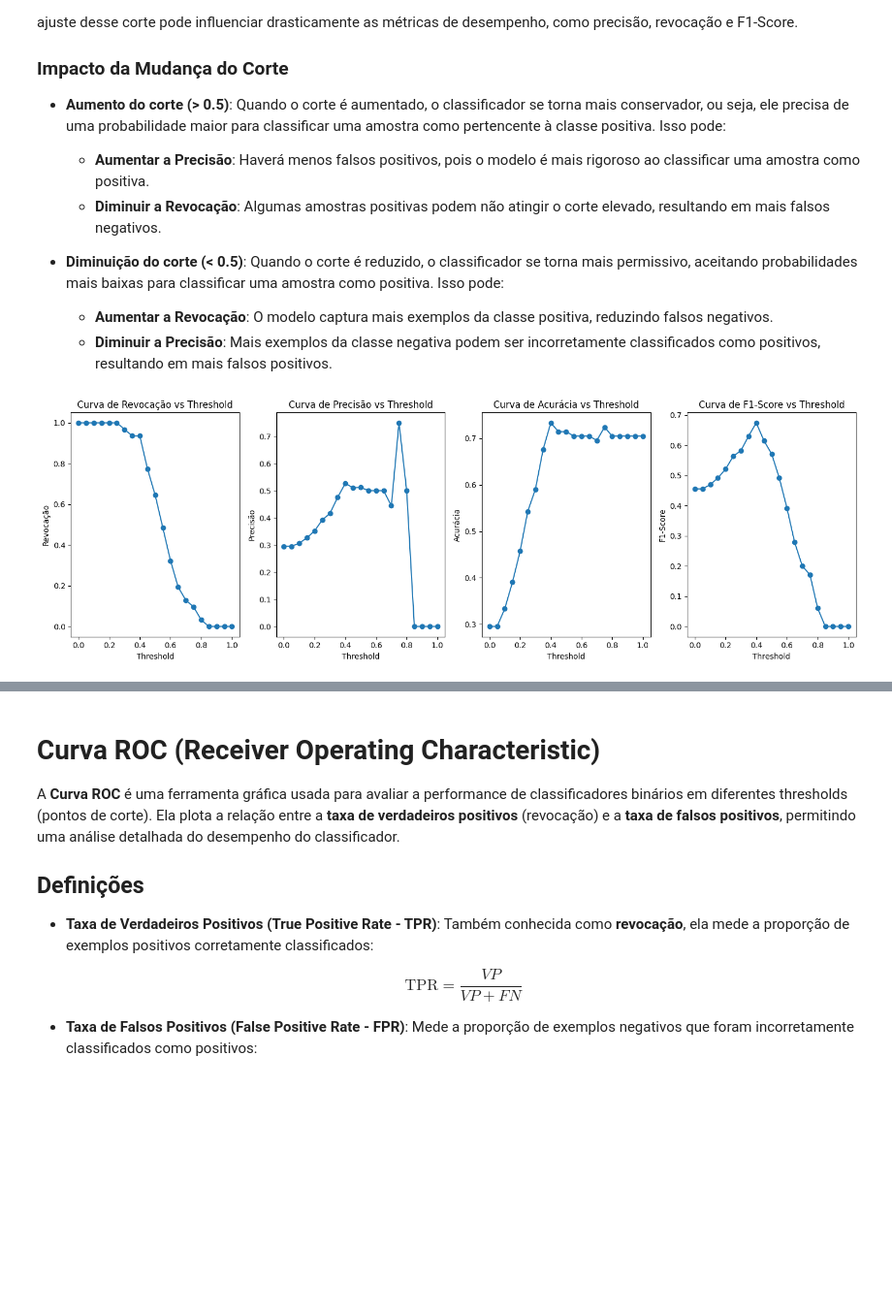
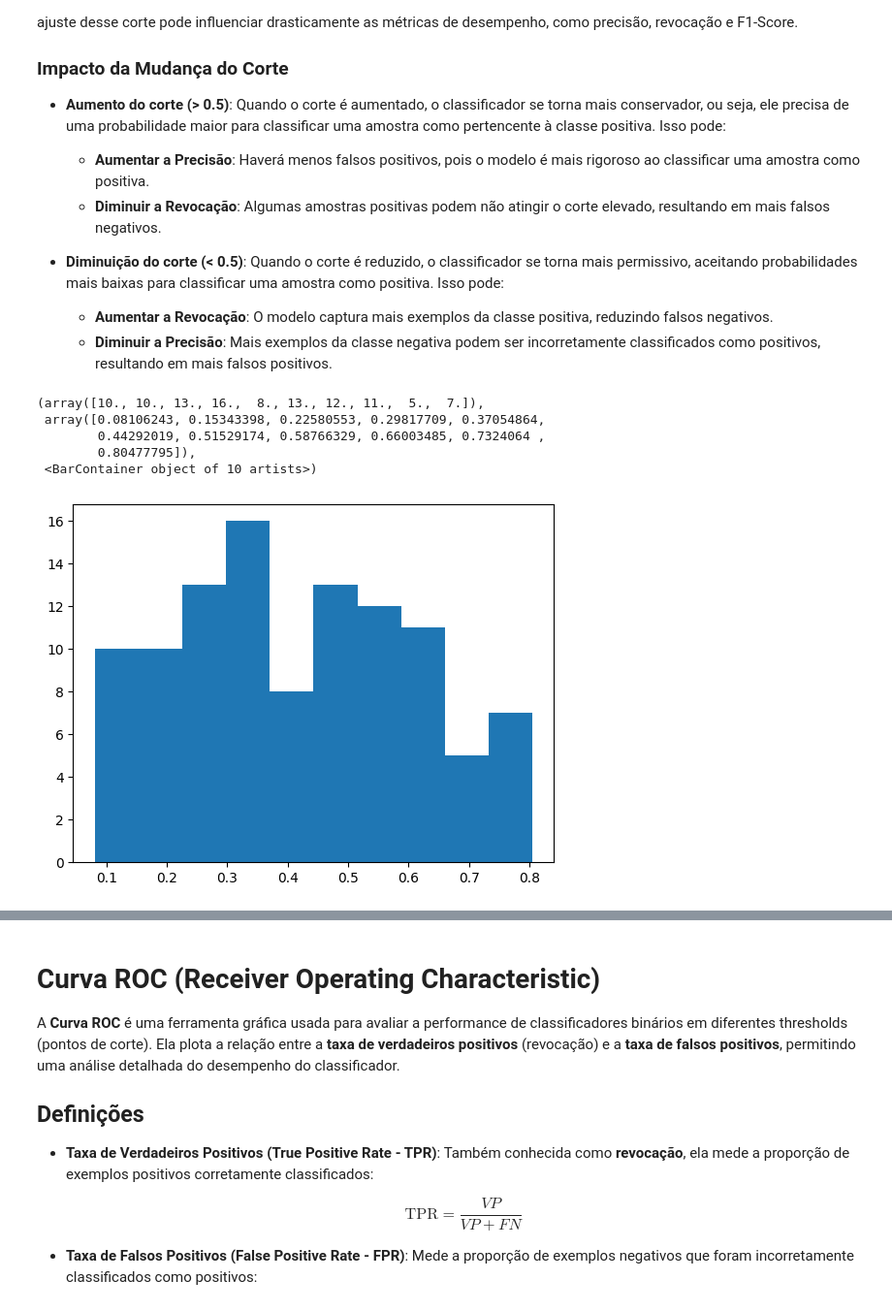
Before and after one commit to thiagorr162/mini_ml, a Jupyter notebook: presentation/3-Avaliacao.ipynb, the cells around one changed output, grey strips where cells are left out. Shown at 97% size. Cells and saved outputs as stored; diff of their text form; code cells hidden in the pictures; blank space fills up the shorter version.

```diff
--- a/presentation/3-Avaliacao.ipynb
+++ b/presentation/3-Avaliacao.ipynb
@@ -192,61 +192,3 @@ Esse valor padrão de corte funciona bem em muitos casos, especialmente quando a
 - **Diminuição do corte (< 0.5)**: Quando o corte é reduzido, o classificador se torna mais permissivo, aceitando probabilidades mais baixas para classificar uma amostra como positiva. Isso pode:
   - **Aumentar a Revocação**: O modelo captura mais exemplos da classe positiva, reduzindo falsos negativos.
   - **Diminuir a Precisão**: Mais exemplos da classe negativa podem ser incorretamente classificados como positivos, resultando em mais falsos positivos.
-# %%
-# Gerando probabilidades de predição
-y_prob = model_bin.predict_proba(X_test)[:, 1]
-
-# Definindo uma lista de thresholds (de 0 a 1 com incremento de 0.05)
-thresholds = np.arange(0.0, 1.05, 0.05)
-
-# Inicializando listas para armazenar precisão, revocação e acurácia
-precisions = []
-recalls = []
-accuracies = []
-f1_scores = []
-
-# Calculando precisão, revocação e acurácia para diferentes thresholds
-for threshold in thresholds:
-    y_pred_threshold = (y_prob >= threshold).astype(int)
-    precisions.append(precision_score(y_test, y_pred_threshold))
-    recalls.append(recall_score(y_test, y_pred_threshold))
-    accuracies.append(accuracy_score(y_test, y_pred_threshold))
-    f1_scores.append(f1_score(y_test, y_pred_threshold))
-
-# Criando os gráficos
-plt.figure(figsize=(15, 5))
-
-# Gráfico da Revocação
-plt.subplot(1, 4, 1)
-plt.plot(thresholds, recalls, marker='o')
-plt.title('Curva de Revocação vs Threshold')
-plt.xlabel('Threshold')
-plt.ylabel('Revocação')
-
-# Gráfico da Precisão
-plt.subplot(1, 4, 2)
-plt.plot(thresholds, precisions, marker='o')
-plt.title('Curva de Precisão vs Threshold')
-plt.xlabel('Threshold')
-plt.ylabel('Precisão')
-
-# Gráfico da Acurácia
-plt.subplot(1, 4, 3)
-plt.plot(thresholds, accuracies, marker='o')
-plt.title('Curva de Acurácia vs Threshold')
-plt.xlabel('Threshold')
-plt.ylabel('Acurácia')
-
-# Gráfico do F1-Score
-plt.subplot(1, 4, 4)
-plt.plot(thresholds, f1_scores, marker='o')
-plt.title('Curva de F1-Score vs Threshold')
-plt.xlabel('Threshold')
-plt.ylabel('F1-Score')
-
-
-# Exibindo os gráficos
-plt.tight_layout()
-plt.show()
-# %% [output]
-[figure, removed]
@@ -252,0 +198,9 @@ plt.show()
+# %%
+plt.hist(y_prob)
+# %% [output]
+(array([10., 10., 13., 16.,  8., 13., 12., 11.,  5.,  7.]),
+ array([0.08106243, 0.15343398, 0.22580553, 0.29817709, 0.37054864,
+        0.44292019, 0.51529174, 0.58766329, 0.66003485, 0.7324064 ,
+        0.80477795]),
+ <BarContainer object of 10 artists>)
+[figure, added]
```
Also changed, not shown: parts of 2 cells of this notebook, 2 other files.
